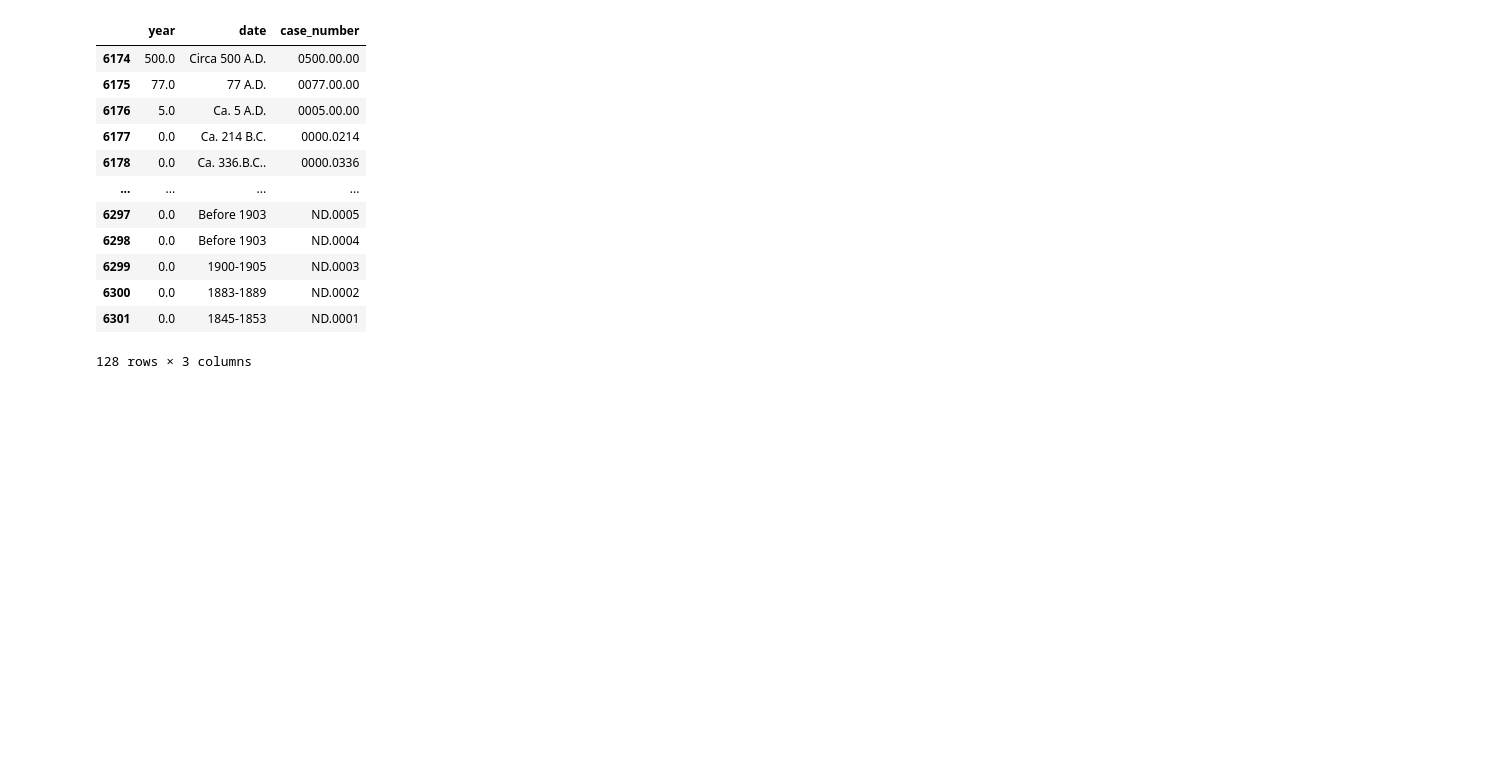
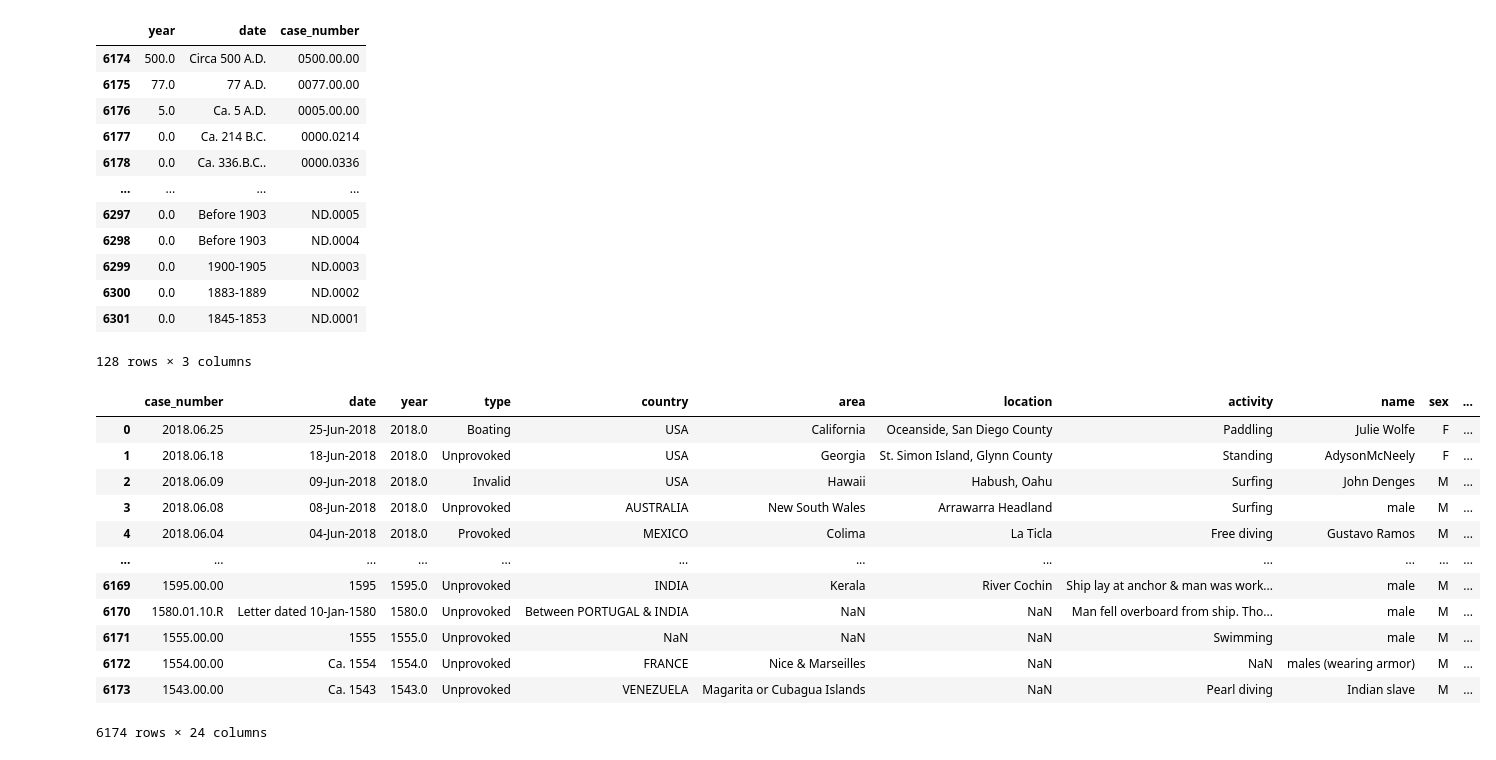
Before and after one commit to pizornpy/Proyecto_Pandas_Tiburones, a Jupyter notebook: Untitled-1.ipynb, the cells around one changed output. Drawn from its saved outputs; the diff is of its cells as text; code cells hidden in the pictures; blank space fills up the shorter version.

```diff
--- a/Untitled-1.ipynb
+++ b/Untitled-1.ipynb
@@ -164,8 +162,7 @@ Name: investigator_or_source, Length: 6302, dtype: object
 # %%
-#Vamos a rellenar los nulos con "desconocido" y vamos a quitar los casos que tengan "involvement", pues hemos observado que en un número sustancial de casos contienen casos que no tienen mucho que ver con ataques de tiburón.
-#Igualmente vamos a rellenar los nulos con "unknown", se podría rellenar con las especies de tiburón que más frecuentemente atacan pero preferimos tener unos datos más incompletos antes que inventarnos demasiado.
+#Vamos a rellenar los nulos con "desconocido", también
 
 tiburones["species"] = tiburones["species"].astype(str)
-tiburones = tiburones.loc[~tiburones["species"].str.contains("involvement")]
-tiburones["species"].replace({"N/A": "unknown", "": "unknown", "nan": "unknown"}, inplace=True)  #hay veces que "nan" es lo que está en la celda y no es un relleno de pandas
+#tiburones = tiburones.loc[~tiburones["species"].str.contains("involvement")] habíamos pensado en quitar estos casos pero era quitar demasiada info
+tiburones["species"].replace({"N/A": "unknown", "": "unknown", "nan": "unknown"}, inplace=True)
 tiburones["species"].fillna("unknown", inplace= True)
@@ -193,7 +169,28 @@ s
-# %%
-#vamos a filtrar las especies
-
-tiburones.loc[tiburones["species"].str.contains(("white" or "White")), "species"] = "white_shark"
+# %%
+#vamos a limpiar la columna con regex
+limpieza = {r'\bwhite\s*shark\b': "white_shark",
+r'\btiger\s*shark\b': "tiger_shark",
+r'\bbull(?:\b|[_-]?shark)\b': "bull_shark",
+r'\bshortfin\s*mako\s*shark\b':"mako_shark",
+r'\bhammerhead\s*shark\b': "hammerhead_shark",
+r'\bblacktip\s*shark\b': "blacktip_shark",
+r'\bblue\s*shark\b': 'blue_shark',
+r'\blemon\s*shark\b':'lemon_shark',
+r'\bdusky\s*shark\b':'dusky_shark',
+r'\bspinner\s*shark\b': 'spinner_shark',
+r'\bbronze[\W_]*whaler\s*shark\b': 'bronze_whale_shark',
+r'\breef\s*shark\b': 'reef_shark',
+r'\bblue\s*shark\b': 'blue_shark',
+r'\bgalapagos\s*shark\b': "galapagos_shark",
+r'\boceanic\s+white[\W_]*tip\s*shark\b': "oceanic_white_tip_sharl"}
+
+
+
+for i, e in tiburones["species"].iteritems():
+    for pattern, species in limpieza.items():
+        if re.search(pattern, e, re.IGNORECASE):
+            tiburones.loc[i, "species"] = species
+            break
 # %%
 tiburones
 # %% [output]
@@ -258,3 +261,21 @@ tiburones[["year", "date", "case_number"]][tiburones['year']<1500] #hay muchos a
 | 6300 | 0.0 | 1883-1889 | ND.0002 |
 | 6301 | 0.0 | 1845-1853 | ND.0001 |
 128 rows × 3 columns
+# %%
+#vamos a quitar lo anterior, demasiado general y poco fiable
+
+tiburones.drop(index = tiburones[tiburones['year']<1500].index,inplace = True)
+# %% [output]
+|  | case_number | date | year | type | country | area | location | activity | name | sex | ... |
+| 0 | 2018.06.25 | 25-Jun-2018 | 2018.0 | Boating | USA | California | Oceanside, San Diego County | Paddling | Julie Wolfe | F | ... |
+| 1 | 2018.06.18 | 18-Jun-2018 | 2018.0 | Unprovoked | USA | Georgia | St. Simon Island, Glynn County | Standing | AdysonMcNeely | F | ... |
+| 2 | 2018.06.09 | 09-Jun-2018 | 2018.0 | Invalid | USA | Hawaii | Habush, Oahu | Surfing | John Denges | M | ... |
+| 3 | 2018.06.08 | 08-Jun-2018 | 2018.0 | Unprovoked | AUSTRALIA | New South Wales | Arrawarra Headland | Surfing | male | M | ... |
+| 4 | 2018.06.04 | 04-Jun-2018 | 2018.0 | Provoked | MEXICO | Colima | La Ticla | Free diving | Gustavo Ramos | M | ... |
+| ... | ... | ... | ... | ... | ... | ... | ... | ... | ... | ... | ... |
+| 6169 | 1595.00.00 | 1595 | 1595.0 | Unprovoked | INDIA | Kerala | River Cochin | Ship lay at anchor & man was work... | male | M | ... |
+| 6170 | 1580.01.10.R | Letter dated 10-Jan-1580 | 1580.0 | Unprovoked | Between PORTUGAL & INDIA | NaN | NaN | Man fell overboard from ship. Tho... | male | M | ... |
+| 6171 | 1555.00.00 | 1555 | 1555.0 | Unprovoked | NaN | NaN | NaN | Swimming | male | M | ... |
+| 6172 | 1554.00.00 | Ca. 1554 | 1554.0 | Unprovoked | FRANCE | Nice & Marseilles | NaN | NaN | males (wearing armor) | M | ... |
+| 6173 | 1543.00.00 | Ca. 1543 | 1543.0 | Unprovoked | VENEZUELA | Magarita or Cubagua Islands | NaN | Pearl diving | Indian slave | M | ... |
+6174 rows × 24 columns
```
Also changed, not shown: parts of 7 cells of this notebook.
